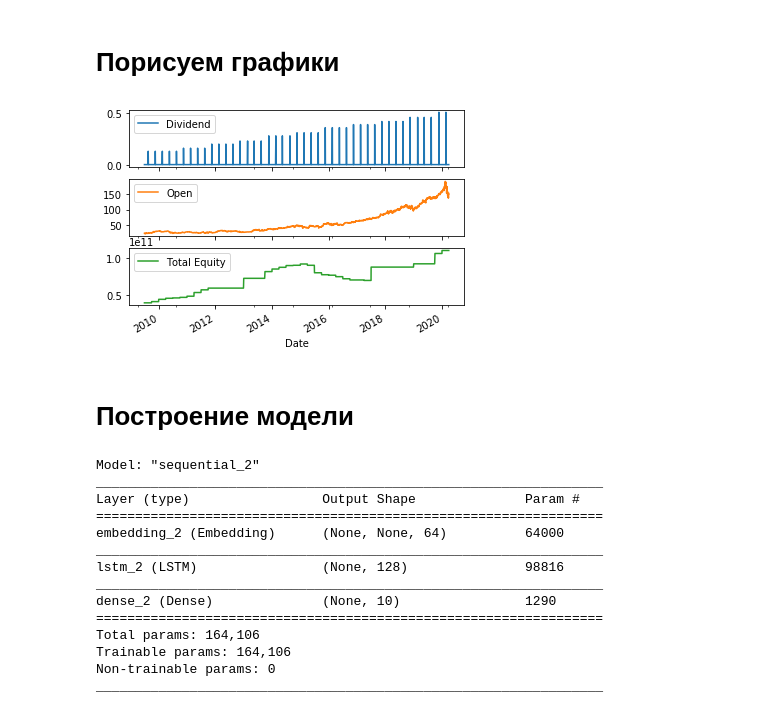
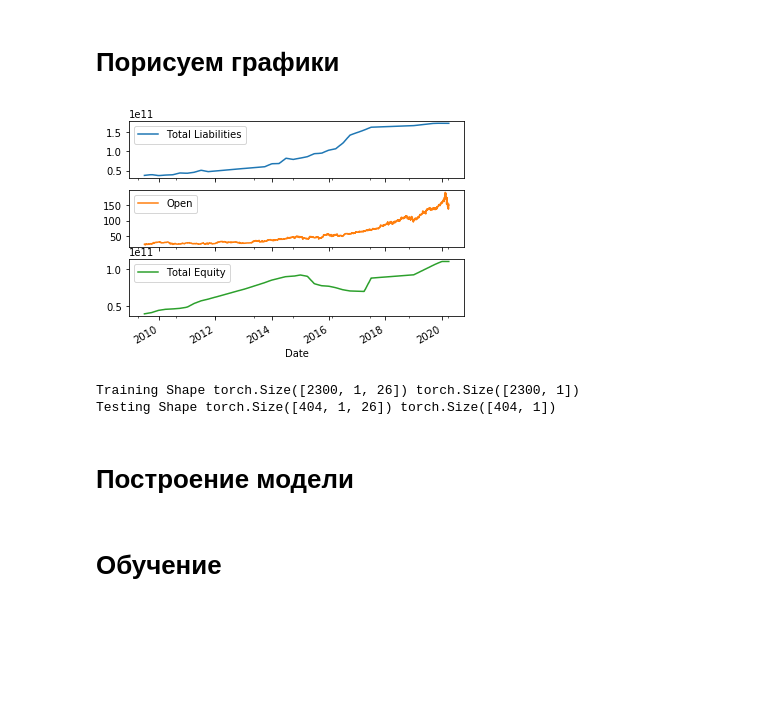
Before and after one commit to LebIvan/Forecasting-financial-quotes, a Jupyter notebook: experiment.ipynb, the cells around one changed output. Saved outputs shown, nothing was run; the diff lists cells and outputs as text; code cells hidden in the pictures; blank space fills up the shorter version.

```diff
--- a/experiment.ipynb
+++ b/experiment.ipynb
@@ -31,15 +33,14 @@ data = data.dropna(subset=['Open'])
 dividend = data['Dividend']
 
 data = data.drop(columns=['Dividend'])
-#
-data = data.fillna(method='ffill')
-data = data.drop(columns=['Treasury Stock'])
 
+data = data.interpolate(method='linear')
+data = data.drop(columns=['Treasury Stock', 'Currency', 'Fiscal Year', 'Fiscal Period', 'Publish Date', 'Restated Date'])
 data = data.dropna()
 #Логично дивиденды заполнить нулями, так как их не было
 data['Dividend'] = dividend.fillna(0)
 data = data.reset_index()
-data = data.drop(columns=['index'])
+data = data.drop(columns=['index', 'Shares (Basic)', 'Shares (Diluted)', 'Volume'])
 data['Date'] = data['Date'].apply(lambda dt: datetime.datetime.strptime(dt, "%Y-%m-%d").strftime("%d.%m.%Y"))
 # %%
 data
@@ -62,9 +63,9 @@ data
 # %%
 date_time = pd.to_datetime(data['Date'], format='%d.%m.%Y')
 
-plot_cols = ['Dividend', 'Open', 'Total Equity']
+plot_cols = ['Total Liabilities', 'Open', 'Total Equity']
 plot_features = data[plot_cols]
 plot_features.index = date_time
 _ = plot_features.plot(subplots=True)
 # %% [output]
-[figure, old version]
+[figure, new version]
@@ -71,30 +105,8 @@ _ = plot_features.plot(subplots=True)
+# %%
+print("Training Shape", X_train_tensors_final.shape, y_train_tensors.shape)
+print("Testing Shape", X_test_tensors_final.shape, y_test_tensors.shape)
+# %% [output]
+Training Shape torch.Size([2300, 1, 26]) torch.Size([2300, 1])
+Testing Shape torch.Size([404, 1, 26]) torch.Size([404, 1])
 # %% [markdown]
 # Построение модели
-# %%
-model = keras.Sequential()
-# Add an Embedding layer expecting input vocab of size 1000, and
-# output embedding dimension of size 64.
-model.add(layers.Embedding(input_dim=1000, output_dim=64))
-
-# Add a LSTM layer with 128 internal units.
-model.add(layers.LSTM(128))
-
-# Add a Dense layer with 10 units.
-model.add(layers.Dense(10))
-
-model.summary()
-# %% [output]
-Model: "sequential_2"
-_________________________________________________________________
-Layer (type)                 Output Shape              Param #
-=================================================================
-embedding_2 (Embedding)      (None, None, 64)          64000
-_________________________________________________________________
-lstm_2 (LSTM)                (None, 128)               98816
-_________________________________________________________________
-dense_2 (Dense)              (None, 10)                1290
-=================================================================
-Total params: 164,106
-Trainable params: 164,106
-Non-trainable params: 0
-_________________________________________________________________
@@ -100,0 +142,2 @@ _________________________________________________________________
+# %% [markdown]
+# Обучение
```
Also changed, not shown: parts of 59 cells of this notebook.
